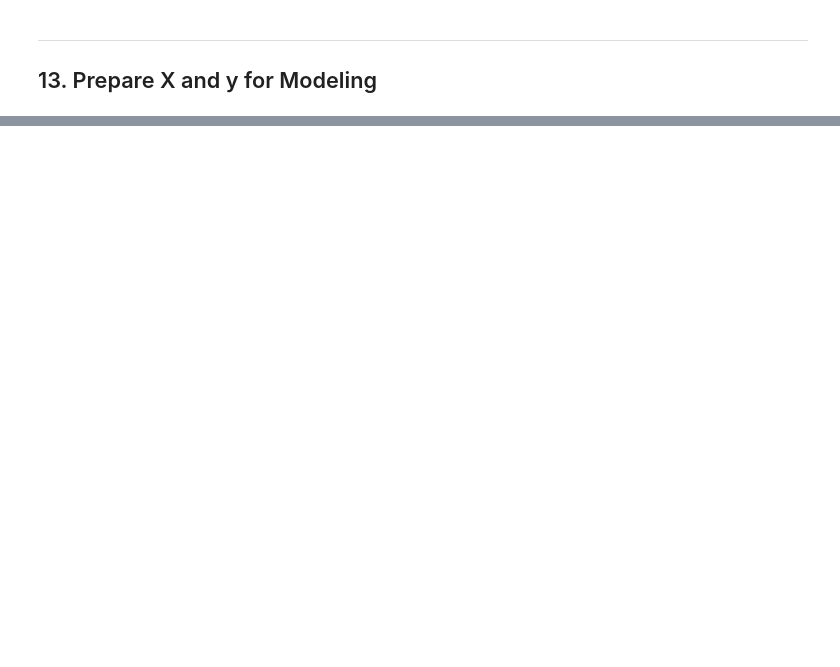
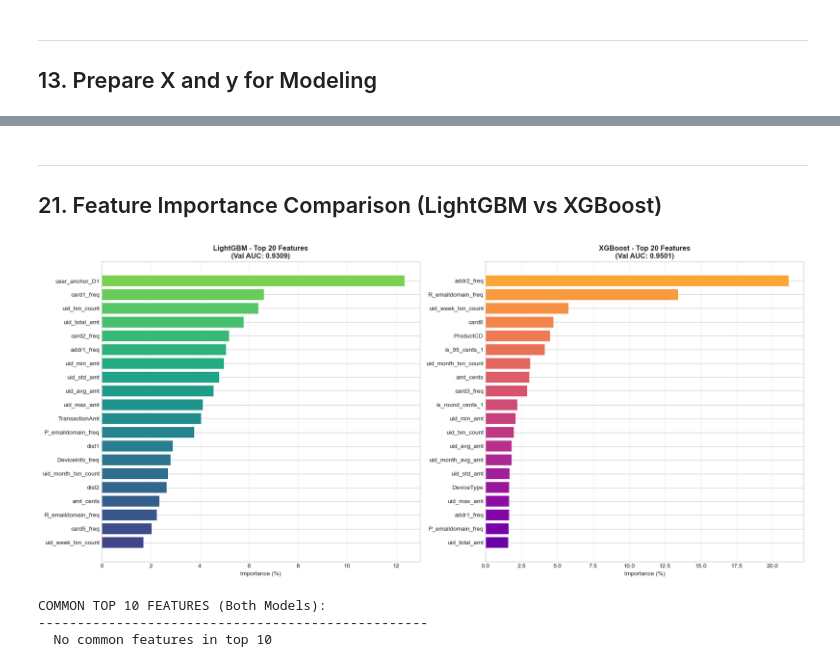
Before and after one commit to MehmetCelik53/MachineLearning, a Jupyter notebook: FraudDetection/notebooks/modeling/04_FeatureEngineering.ipynb, the cells around one changed output, grey strips where cells are left out. Cells and saved outputs as stored; diff of their text form; code cells hidden in the pictures; blank space fills up the shorter version.

```diff
--- a/FraudDetection/notebooks/modeling/04_FeatureEngineering.ipynb
+++ b/FraudDetection/notebooks/modeling/04_FeatureEngineering.ipynb
@@ -801,0 +1195,19 @@ Very Low Importance Features:
+# %%
+# XGBoost Feature Importance
+xgb_feature_importance = pd.DataFrame({
+    'feature': X.columns.tolist(),
+    'importance': xgb_model.feature_importances_
+}).sort_values('importance', ascending=False).reset_index(drop=True)
+
+total_importance_xgb = xgb_feature_importance['importance'].sum()
+xgb_feature_importance['importance_pct'] = (xgb_feature_importance['importance'] / total_importance_xgb) * 100
+
+print("XGBOOST FEATURE IMPORTANCE - TOP 30\n")
+for idx, row in xgb_feature_importance.head(30).iterrows():
+    bar = '█' * int(row['importance_pct'] * 2)
+    print(f"{row['feature']:<35}: {row['importance']:>8,.4f} ({row['importance_pct']:>5.2f}%) {bar}")
+
+print(f"\n")
+print(f"Top 10 contribute : {xgb_feature_importance.head(10)['importance_pct'].sum():.1f}%")
+print(f"Top 20 contribute : {xgb_feature_importance.head(20)['importance_pct'].sum():.1f}%")
+print(f"Top 30 contribute : {xgb_feature_importance.head(30)['importance_pct'].sum():.1f}%")
@@ -802,2 +1232,55 @@ Very Low Importance Features:
+# %% [markdown]
+---
+## 21. Feature Importance Comparison (LightGBM vs XGBoost)
+# %%
+# Visualization: Side-by-side Feature Importance Comparison
+fig, axes = plt.subplots(1, 2, figsize=(18, 8))
+
+# LightGBM Feature Importance (Top 20)
+ax1 = axes[0]
+lgb_top_20 = feature_importance.head(20)
+colors_lgb = plt.cm.viridis(np.linspace(0.8, 0.2, len(lgb_top_20)))
+ax1.barh(range(len(lgb_top_20)), lgb_top_20['importance_pct'], color=colors_lgb)
+ax1.set_yticks(range(len(lgb_top_20)))
+ax1.set_yticklabels(lgb_top_20['feature'])
+ax1.invert_yaxis()
+ax1.set_xlabel('Importance (%)')
+ax1.set_title(f'LightGBM - Top 20 Features\n(Val AUC: {val_auc:.4f})', fontweight='bold', fontsize=12)
+ax1.grid(alpha=0.3, axis='x')
+
+# XGBoost Feature Importance (Top 20)
+ax2 = axes[1]
+xgb_top_20 = xgb_feature_importance.head(20)
+colors_xgb = plt.cm.plasma(np.linspace(0.8, 0.2, len(xgb_top_20)))
+ax2.barh(range(len(xgb_top_20)), xgb_top_20['importance_pct'], color=colors_xgb)
+ax2.set_yticks(range(len(xgb_top_20)))
+ax2.set_yticklabels(xgb_top_20['feature'])
+ax2.invert_yaxis()
+ax2.set_xlabel('Importance (%)')
+ax2.set_title(f'XGBoost - Top 20 Features\n(Val AUC: {val_auc_xgb:.4f})', fontweight='bold', fontsize=12)
+ax2.grid(alpha=0.3, axis='x')
+
+plt.tight_layout()
+plt.show()
+
+# Find common important features
+lgb_top_10_features = set(feature_importance.head(10)['feature'].tolist())
+xgb_top_10_features = set(xgb_feature_importance.head(10)['feature'].tolist())
+common_features = lgb_top_10_features & xgb_top_10_features
+
+print("\nCOMMON TOP 10 FEATURES (Both Models):")
+print("-" * 50)
+if common_features:
+    for feat in common_features:
+        lgb_rank = feature_importance[feature_importance['feature'] == feat].index[0] + 1
+        xgb_rank = xgb_feature_importance[xgb_feature_importance['feature'] == feat].index[0] + 1
+        print(f"  • {feat:<30} (LGB: #{lgb_rank}, XGB: #{xgb_rank})")
+else:
+    print("  No common features in top 10")
+# %% [output]
+[figure, added]
+COMMON TOP 10 FEATURES (Both Models):
+--------------------------------------------------
+  No common features in top 10
 # %% [markdown]
 ---
```
Also changed, not shown: parts of 45 cells of this notebook.
